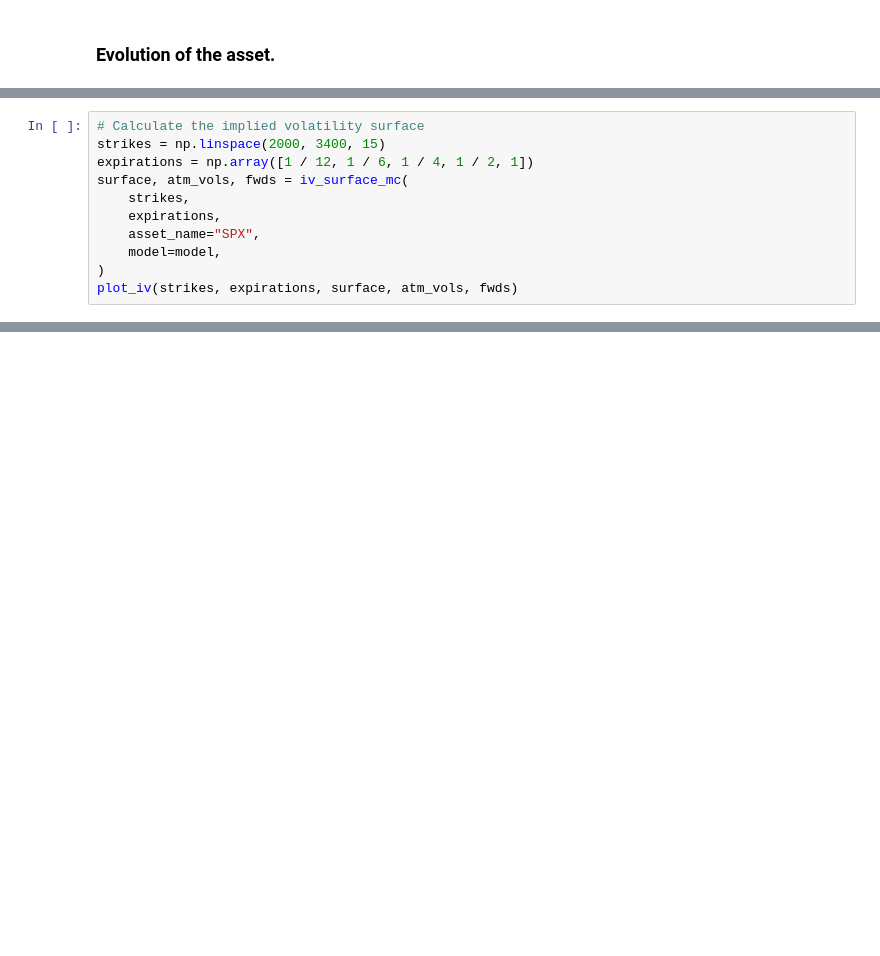
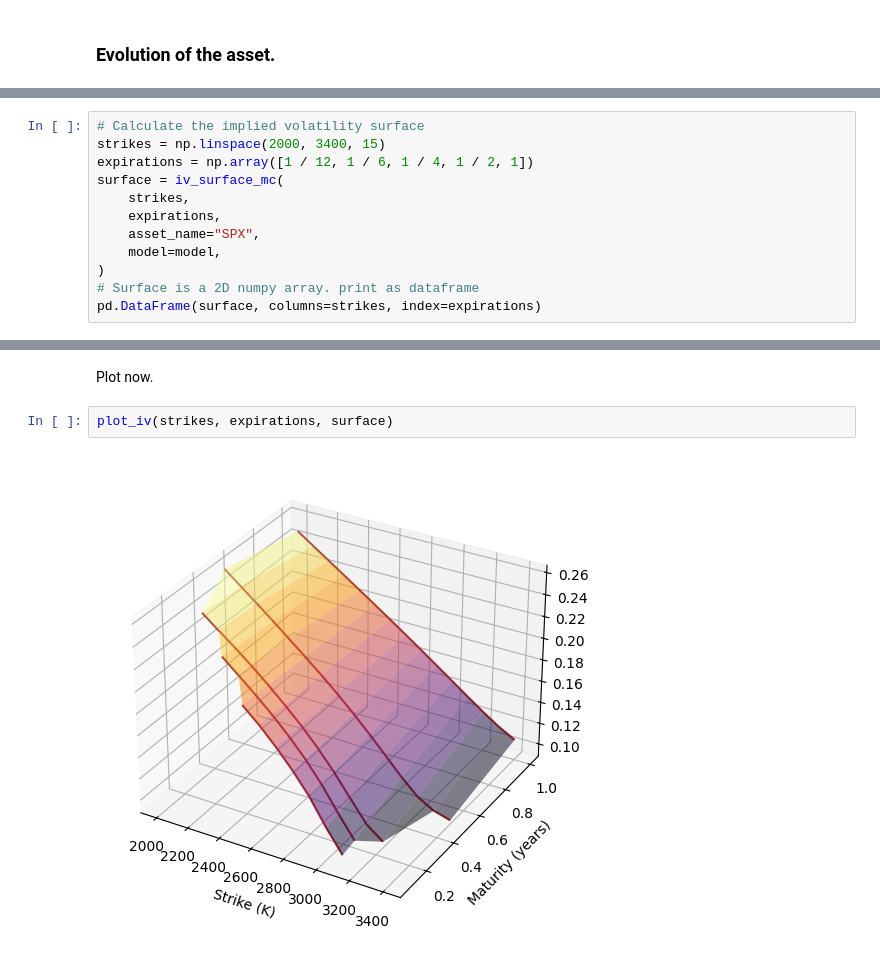
Before and after one commit to finlib/finmc, a Jupyter notebook: notebooks/heston.ipynb, the cells around one changed output, grey strips where cells are left out. Saved outputs shown, nothing was run; the diff lists cells and outputs as text; blank space fills up the shorter version.

```diff
--- a/notebooks/heston.ipynb
+++ b/notebooks/heston.ipynb
@@ -49,11 +50,12 @@ plot_asset(model, asset_name)
 # Calculate the implied volatility surface
 strikes = np.linspace(2000, 3400, 15)
 expirations = np.array([1 / 12, 1 / 6, 1 / 4, 1 / 2, 1])
-surface, atm_vols, fwds = iv_surface_mc(
+surface = iv_surface_mc(
     strikes,
     expirations,
     asset_name="SPX",
     model=model,
 )
-plot_iv(strikes, expirations, surface, atm_vols, fwds)
+# Surface is a 2D numpy array. print as dataframe
+pd.DataFrame(surface, columns=strikes, index=expirations)
 # %% [output]
@@ -61,0 +68,6 @@ plot_iv(strikes, expirations, surface, atm_vols, fwds)
+# %% [markdown]
+Plot now.
+# %%
+plot_iv(strikes, expirations, surface)
+# %% [output]
+[figure, added]
```
Also changed, not shown: parts of 6 cells of this notebook, 7 other files.
